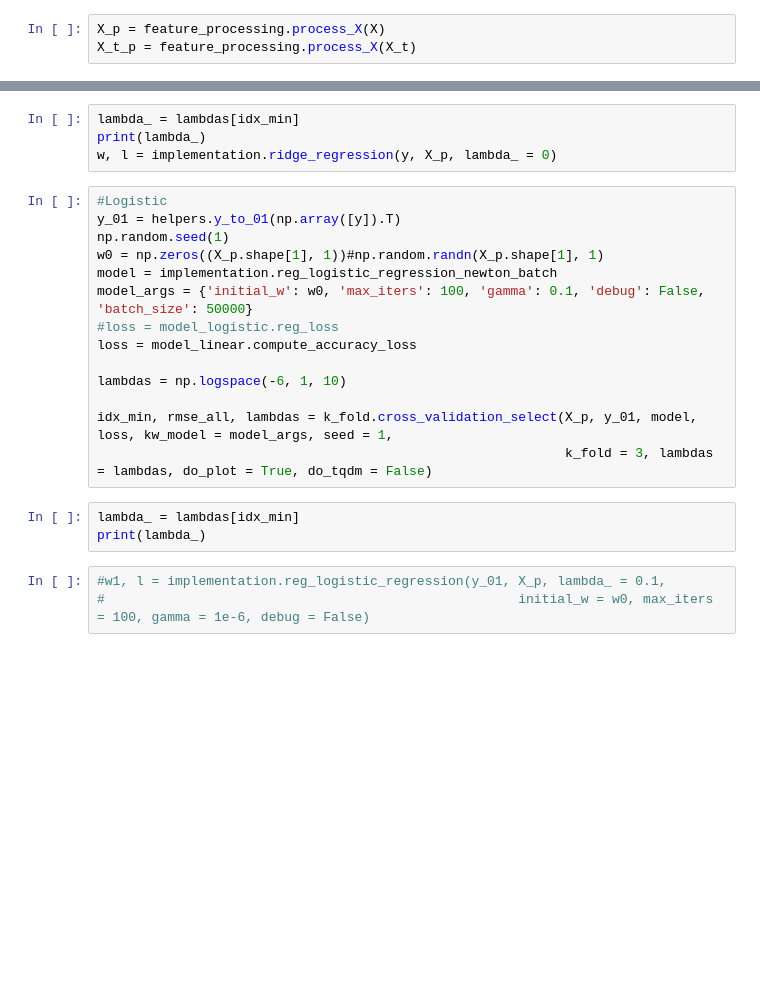
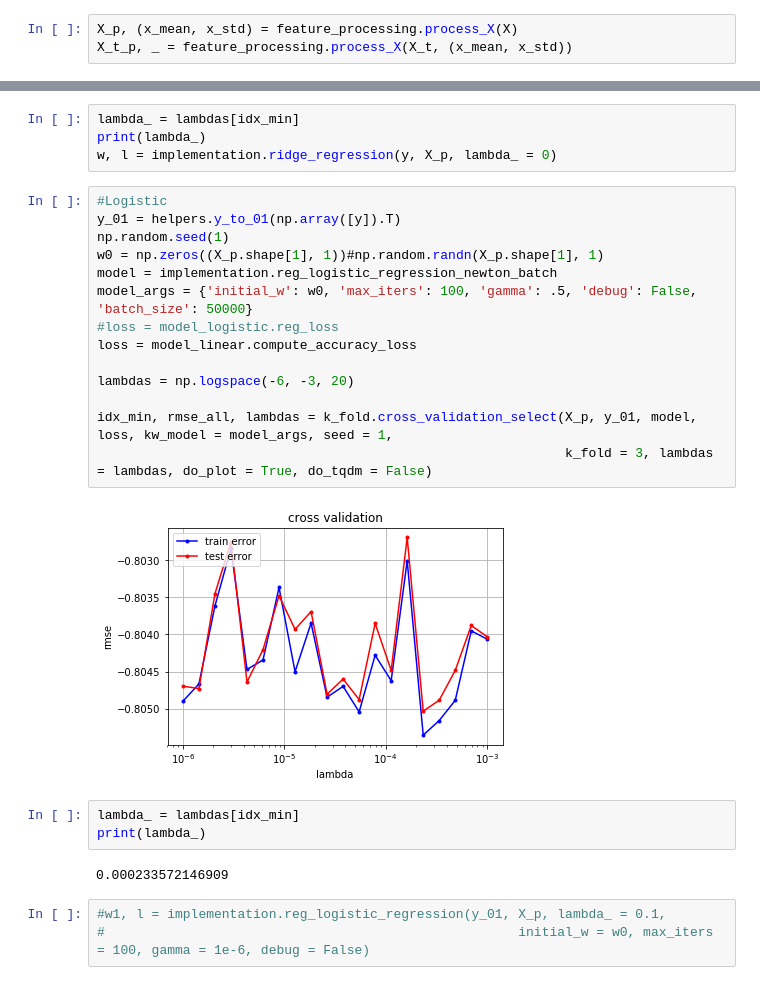
Before and after one commit to EPFLMachineLearningTeamYoor/Project1, a Jupyter notebook: src/CV_All_FeatureProcessing.ipynb, the cells around one changed output, grey strips where cells are left out. Saved outputs shown, nothing was run; the diff lists cells and outputs as text; blank space fills up the shorter version.

```diff
--- a/src/CV_All_FeatureProcessing.ipynb
+++ b/src/CV_All_FeatureProcessing.ipynb
@@ -19,8 +19,8 @@ output_path = '../data/linear_processed_submission.csv'
 y, X, idx = proj1_helpers.load_csv_data(train_path)
 y_t, X_t, ids_t = proj1_helpers.load_csv_data(test_path)
 # %%
-X_p = feature_processing.process_X(X)
-X_t_p = feature_processing.process_X(X_t)
+X_p, (x_mean, x_std) = feature_processing.process_X(X)
+X_t_p, _ = feature_processing.process_X(X_t, (x_mean, x_std))
 # %%
 #Linear
 model = implementation.ridge_regression
@@ -35,20 +35,24 @@ w, l = implementation.ridge_regression(y, X_p, lambda_ = 0)
 # %%
 #Logistic
 y_01 = helpers.y_to_01(np.array([y]).T)
 np.random.seed(1)
 w0 = np.zeros((X_p.shape[1], 1))#np.random.randn(X_p.shape[1], 1)
 model = implementation.reg_logistic_regression_newton_batch
-model_args = {'initial_w': w0, 'max_iters': 100, 'gamma': 0.1, 'debug': False, 'batch_size': 50000}
+model_args = {'initial_w': w0, 'max_iters': 100, 'gamma': .5, 'debug': False, 'batch_size': 50000}
 #loss = model_logistic.reg_loss
 loss = model_linear.compute_accuracy_loss
 
-lambdas = np.logspace(-6, 1, 10)
+lambdas = np.logspace(-6, -3, 20)
 
 idx_min, rmse_all, lambdas = k_fold.cross_validation_select(X_p, y_01, model, loss, kw_model = model_args, seed = 1,
                                                             k_fold = 3, lambdas = lambdas, do_plot = True, do_tqdm = False)
+# %% [output]
+[figure, added]
 # %%
 lambda_ = lambdas[idx_min]
 print(lambda_)
+# %% [output]
+0.000233572146909
 # %%
 #w1, l = implementation.reg_logistic_regression(y_01, X_p, lambda_ = 0.1,
 #                                                     initial_w = w0, max_iters = 100, gamma = 1e-6, debug = False)
```
Also changed, not shown: parts of 4 cells of this notebook.
